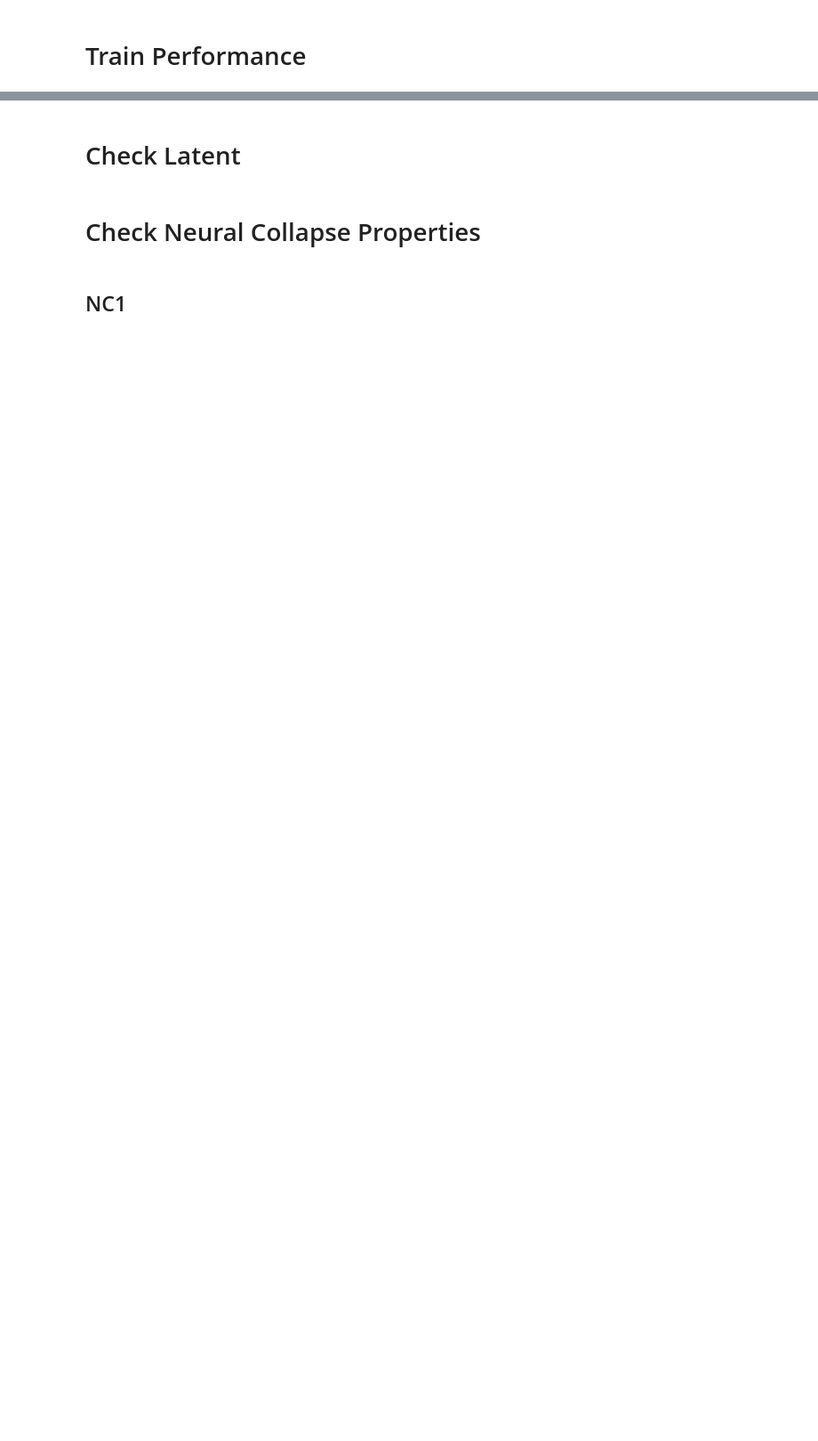
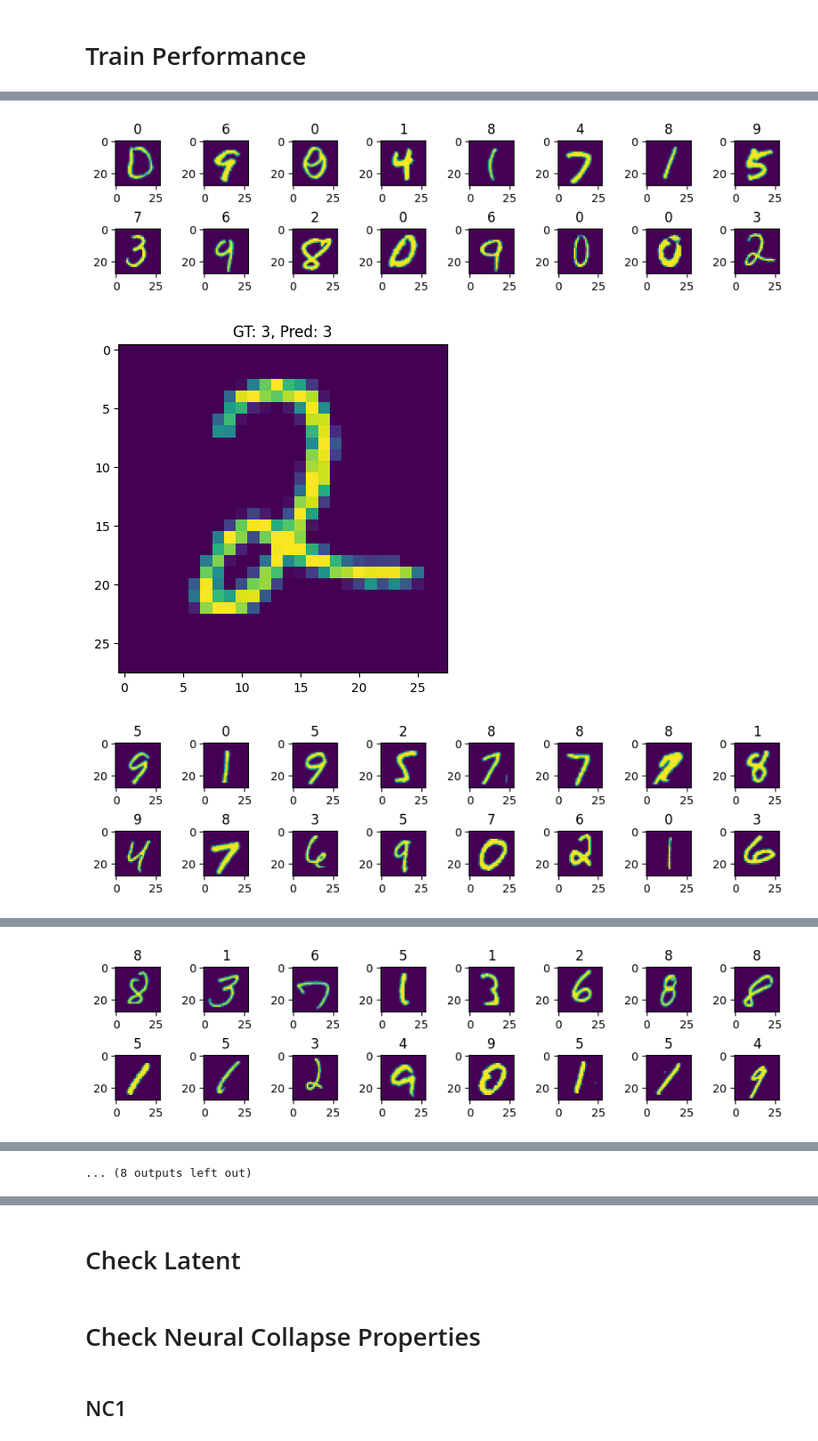
Before and after one commit to chanb/jaxl, a Jupyter notebook: scripts/icl_nc/icl_nc_check.ipynb, the cells around one changed output, grey strips where cells are left out. Shown at 89% size. Cells and saved outputs as stored; diff of their text form; code cells hidden in the pictures; blank space fills up the shorter version.

```diff
--- a/scripts/icl_nc/icl_nc_check.ipynb
+++ b/scripts/icl_nc/icl_nc_check.ipynb
@@ -121,0 +208,3 @@ sequence_length = config.learner_config.dataset_config.dataset_kwargs.task_confi
+# %%
+all_preds, all_labels, all_outputs = get_preds_labels(train_loader, num_tasks)
+print_performance(all_preds, all_labels, sequence_length, context_len, train_dataset.output_dim[0], fixed_length)
@@ -121,0 +219,31 @@ sequence_length = config.learner_config.dataset_config.dataset_kwargs.task_confi
+# %%
+start_task = 200
+num_tasks_to_plot = 10
+
+for task_i in range(num_tasks_to_plot):
+    sample_idx = (task_i + start_task) * (sequence_length - 1) + sequence_length - 2
+    imgs, outputs, query, label = train_dataset[sample_idx]
+
+    nrows = 2
+    ncols = context_len // nrows
+    fig, axes = plt.subplots(
+        nrows,
+        ncols,
+        figsize=set_size(doc_width_pt, 0.85, (nrows, ncols), False),
+        layout="constrained",
+    )
+
+    for idx, (img, output) in enumerate(zip(imgs, outputs)):
+        axes[idx // ncols, idx % ncols].imshow(img)
+        axes[idx // ncols, idx % ncols].set_title(np.argmax(output))
+    plt.show()
+    plt.close()
+
+    plt.imshow(query.numpy()[0])
+    plt.title("GT: {}, Pred: {}".format(np.argmax(label), all_preds[sample_idx]))
+    plt.show()
+    plt.close()
+# %% [output]
+[figure, added]
+[figure, added]
+[figure, added]
@@ -121,0 +251 @@ sequence_length = config.learner_config.dataset_config.dataset_kwargs.task_confi
+[figure, added]
@@ -121,0 +259 @@ sequence_length = config.learner_config.dataset_config.dataset_kwargs.task_confi
+... (8 outputs left out)
```
Also changed, not shown: parts of 35 cells of this notebook, 3 other files.
